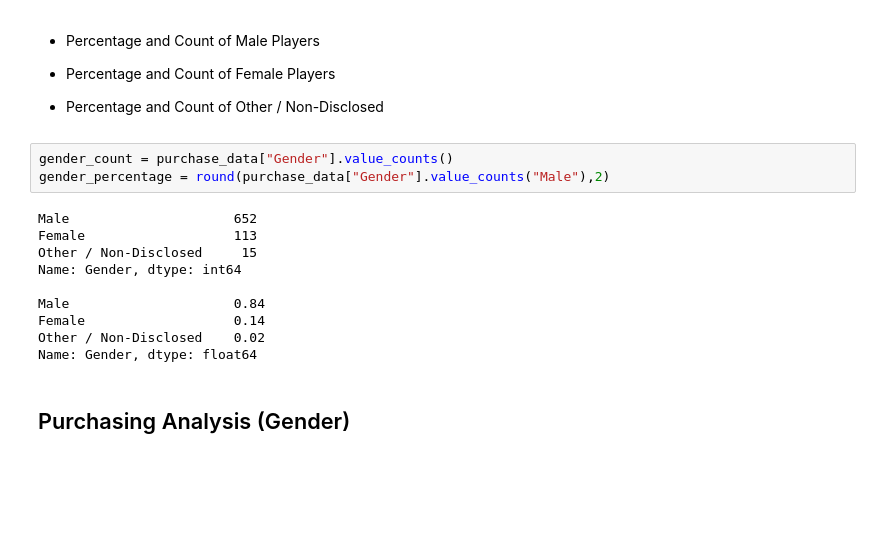
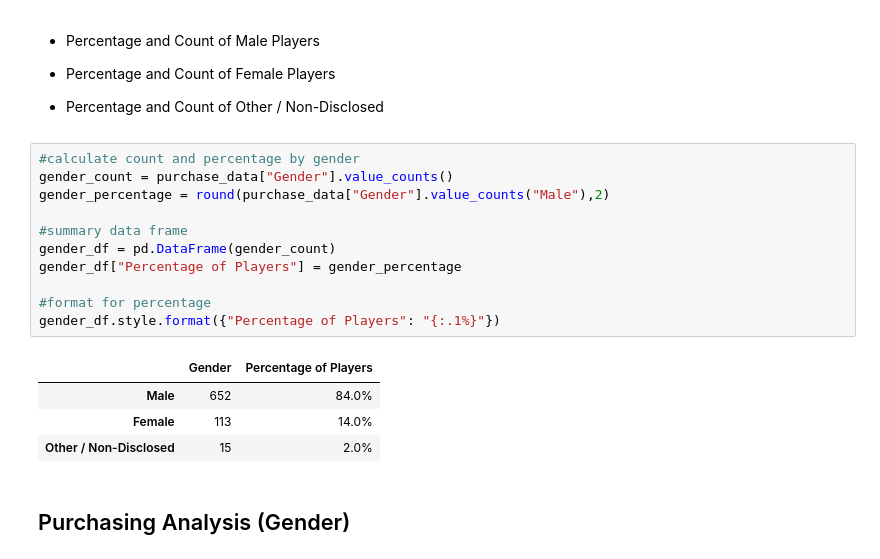
Before and after one commit to nstefanek/pandas-challenge, a Jupyter notebook: HereosOfPymoli_starter.ipynb, the cells around one changed output. Saved outputs shown, nothing was run; the diff lists cells and outputs as text; blank space fills up the shorter version.

```diff
--- a/HereosOfPymoli_starter.ipynb
+++ b/HereosOfPymoli_starter.ipynb
@@ -86,19 +86,22 @@ summary_df
 
 
 * Percentage and Count of Other / Non-Disclosed
-# %%
-gender_count = purchase_data["Gender"].value_counts()
-gender_percentage = round(purchase_data["Gender"].value_counts("Male"),2)
-# %% [output]
-Male                     652
-Female                   113
-Other / Non-Disclosed     15
-Name: Gender, dtype: int64
-
-Male                     0.84
-Female                   0.14
-Other / Non-Disclosed    0.02
-Name: Gender, dtype: float64
+# %%
+#calculate count and percentage by gender
+gender_count = purchase_data["Gender"].value_counts()
+gender_percentage = round(purchase_data["Gender"].value_counts("Male"),2)
+
+#summary data frame
+gender_df = pd.DataFrame(gender_count)
+gender_df["Percentage of Players"] = gender_percentage
+
+#format for percentage
+gender_df.style.format({"Percentage of Players": "{:.1%}"})
+# %% [output]
+|  | Gender | Percentage of Players |
+| Male | 652 | 84.0% |
+| Female | 113 | 14.0% |
+| Other / Non-Disclosed | 15 | 2.0% |
 # %% [markdown]
 
 ## Purchasing Analysis (Gender)
```
Also changed, not shown: parts of 1 cell of this notebook.
